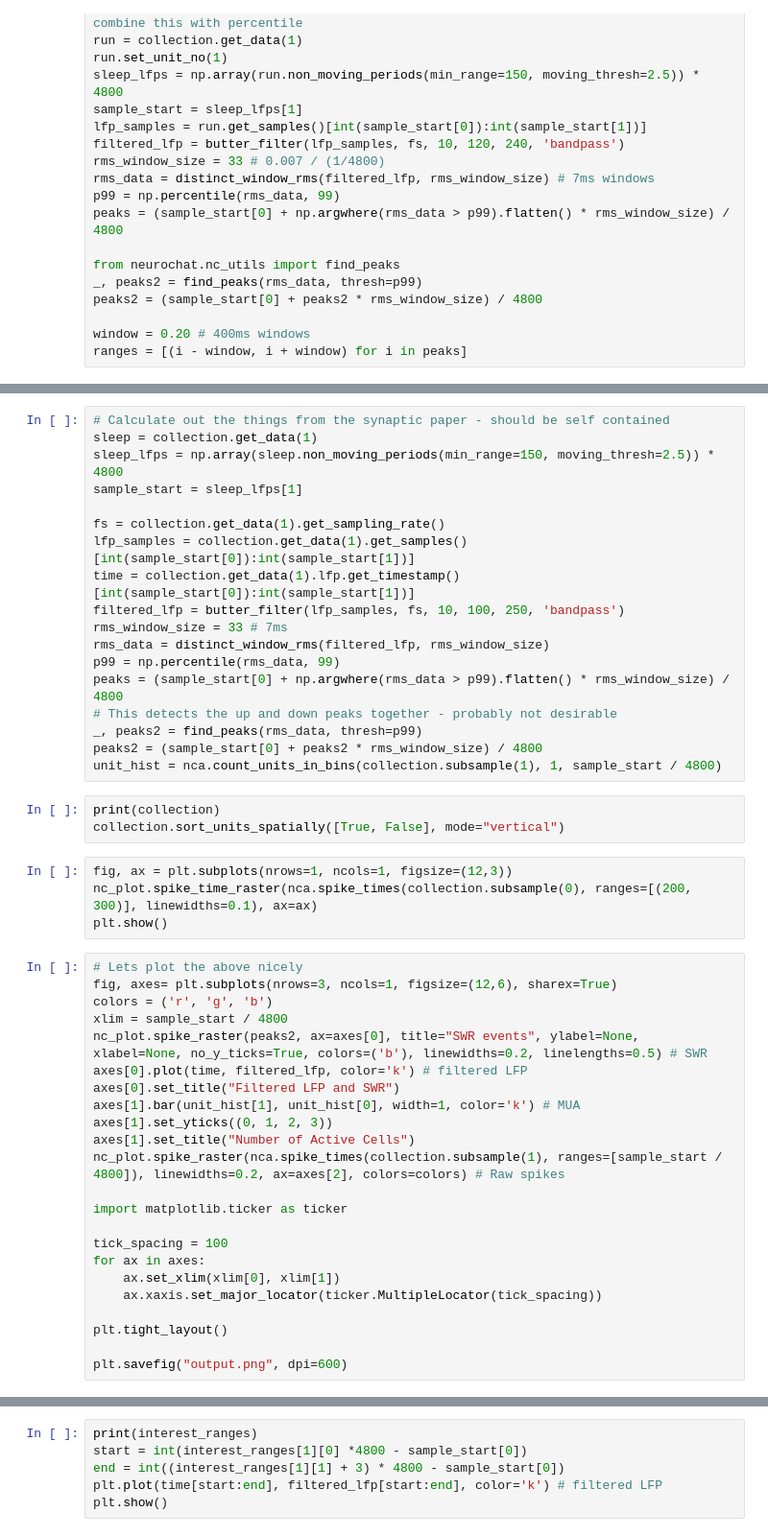
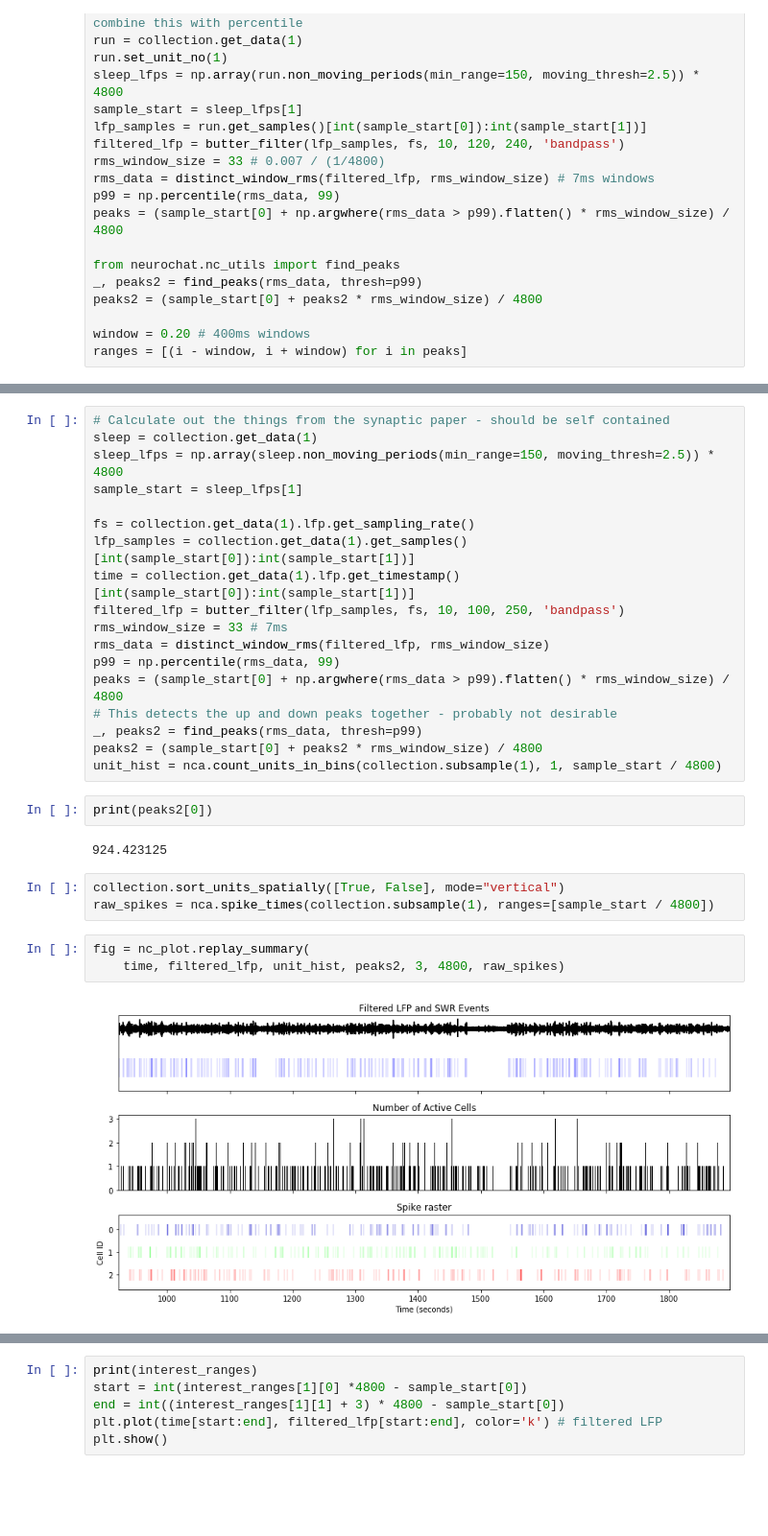
Before and after one commit to shanemomara/omaraneurolab, a Jupyter notebook: notebooks/ReplayAnalysis.ipynb, the cells around one changed output, grey strips where cells are left out. Shown at 96% size. Saved outputs shown, nothing was run; the diff lists cells and outputs as text; blank space fills up the shorter version.

Commit message:
Added tentative replay code

```diff
--- a/notebooks/ReplayAnalysis.ipynb
+++ b/notebooks/ReplayAnalysis.ipynb
@@ -164,7 +183,7 @@ sleep = collection.get_data(1)
 sleep_lfps = np.array(sleep.non_moving_periods(min_range=150, moving_thresh=2.5)) * 4800
 sample_start = sleep_lfps[1]
 
-fs = collection.get_data(1).get_sampling_rate()
+fs = collection.get_data(1).lfp.get_sampling_rate()
 lfp_samples = collection.get_data(1).get_samples()[int(sample_start[0]):int(sample_start[1])]
 time = collection.get_data(1).lfp.get_timestamp()[int(sample_start[0]):int(sample_start[1])]
 filtered_lfp = butter_filter(lfp_samples, fs, 10, 100, 250, 'bandpass')
@@ -176,33 +195,15 @@ peaks = (sample_start[0] + np.argwhere(rms_data > p99).flatten() * rms_window_si
 _, peaks2 = find_peaks(rms_data, thresh=p99)
 peaks2 = (sample_start[0] + peaks2 * rms_window_size) / 4800
 unit_hist = nca.count_units_in_bins(collection.subsample(1), 1, sample_start / 4800)
-# %%
-print(collection)
-collection.sort_units_spatially([True, False], mode="vertical")
-# %%
-fig, ax = plt.subplots(nrows=1, ncols=1, figsize=(12,3))
-nc_plot.spike_time_raster(nca.spike_times(collection.subsample(0), ranges=[(200, 300)], linewidths=0.1), ax=ax)
-plt.show()
-# %%
-# Lets plot the above nicely
-fig, axes= plt.subplots(nrows=3, ncols=1, figsize=(12,6), sharex=True)
-colors = ('r', 'g', 'b')
-xlim = sample_start / 4800
-nc_plot.spike_raster(peaks2, ax=axes[0], title="SWR events", ylabel=None, xlabel=None, no_y_ticks=True, colors=('b'), linewidths=0.2, linelengths=0.5) # SWR
-axes[0].plot(time, filtered_lfp, color='k') # filtered LFP
-axes[0].set_title("Filtered LFP and SWR")
-axes[1].bar(unit_hist[1], unit_hist[0], width=1, color='k') # MUA
-axes[1].set_yticks((0, 1, 2, 3))
-axes[1].set_title("Number of Active Cells")
-nc_plot.spike_raster(nca.spike_times(collection.subsample(1), ranges=[sample_start / 4800]), linewidths=0.2, ax=axes[2], colors=colors) # Raw spikes
-
-import matplotlib.ticker as ticker
-
-tick_spacing = 100
-for ax in axes:
-    ax.set_xlim(xlim[0], xlim[1])
-    ax.xaxis.set_major_locator(ticker.MultipleLocator(tick_spacing))
-
-plt.tight_layout()
-
-plt.savefig("output.png", dpi=600)
+# %%
+print(peaks2[0])
+# %% [output]
+924.423125
+# %%
+collection.sort_units_spatially([True, False], mode="vertical")
+raw_spikes = nca.spike_times(collection.subsample(1), ranges=[sample_start / 4800])
+# %%
+fig = nc_plot.replay_summary(
+    time, filtered_lfp, unit_hist, peaks2, 3, 4800, raw_spikes)
+# %% [output]
+[figure, added]
```
Also changed, not shown: parts of 16 cells of this notebook, 3 other files.
